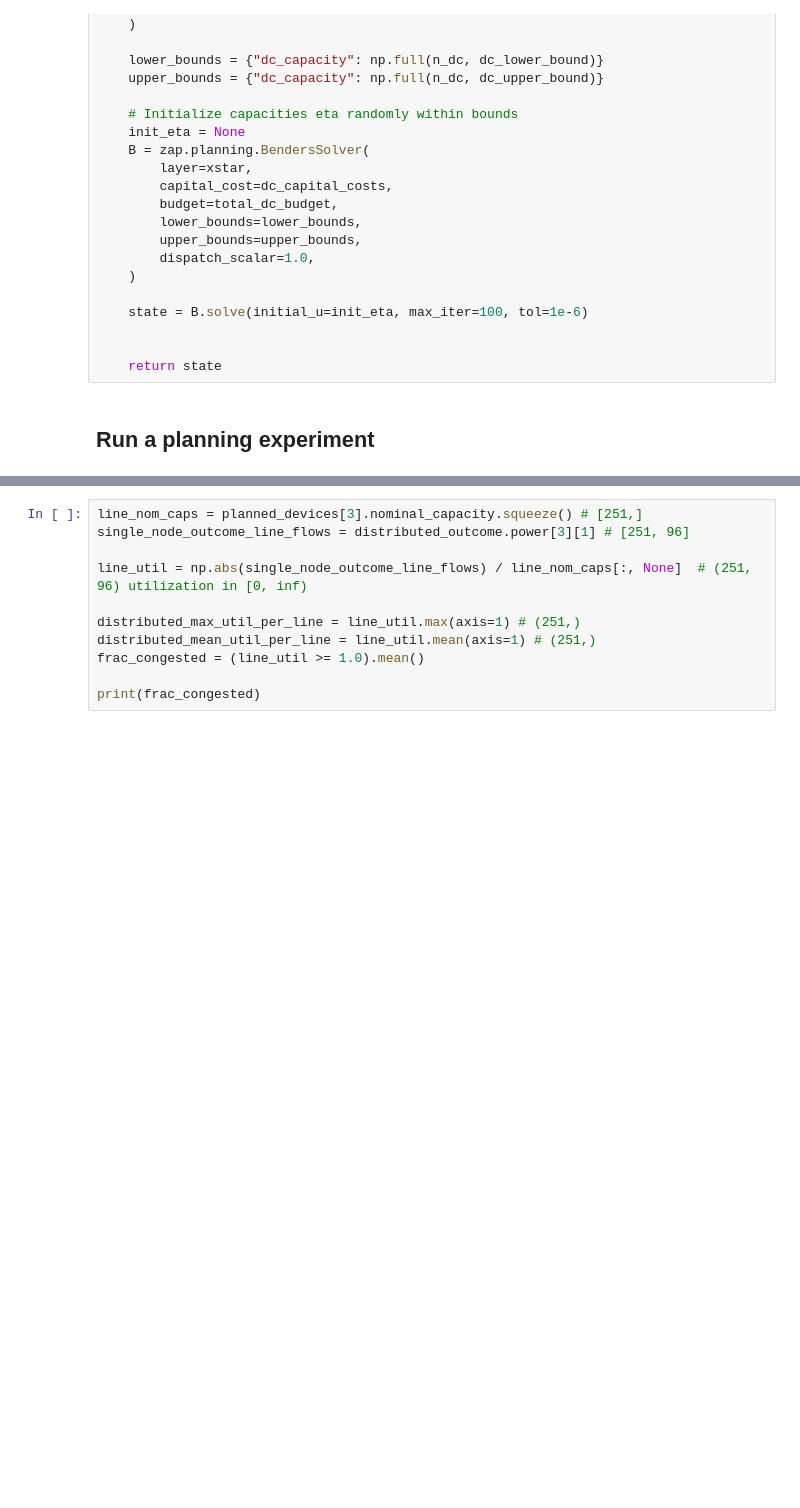
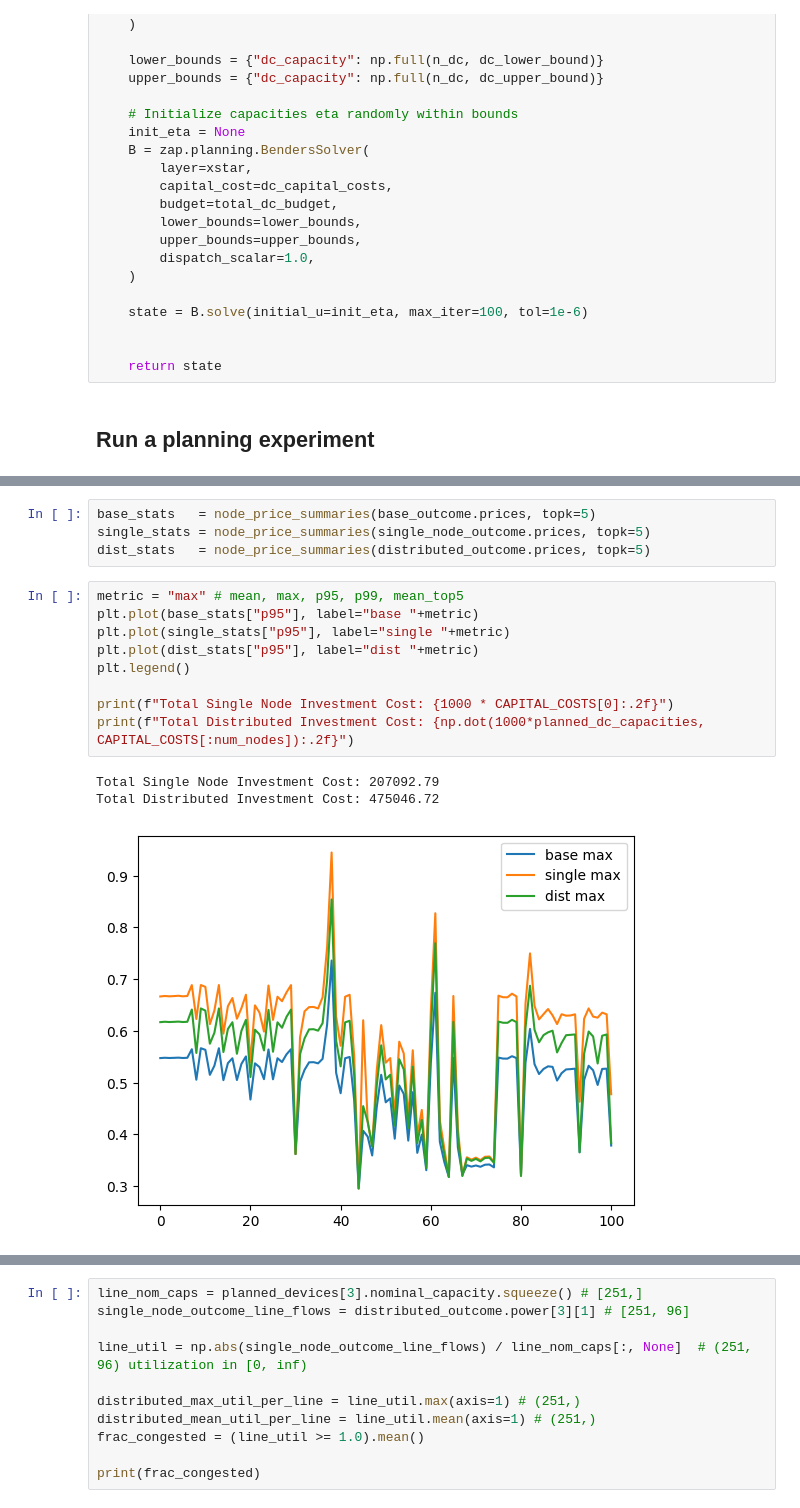
Before and after one commit to llanoajm/zap, a Jupyter notebook: development/lever_exps_dc_only.ipynb, the cells around one changed output, grey strips where cells are left out. Cells and saved outputs as stored; diff of their text form; blank space fills up the shorter version.

```diff
--- a/development/lever_exps_dc_only.ipynb
+++ b/development/lever_exps_dc_only.ipynb
@@ -464,0 +639,17 @@ Dispatch Cost Increased by 31.14%
+# %%
+base_stats   = node_price_summaries(base_outcome.prices, topk=5)
+single_stats = node_price_summaries(single_node_outcome.prices, topk=5)
+dist_stats   = node_price_summaries(distributed_outcome.prices, topk=5)
+# %%
+metric = "max" # mean, max, p95, p99, mean_top5
+plt.plot(base_stats["p95"], label="base "+metric)
+plt.plot(single_stats["p95"], label="single "+metric)
+plt.plot(dist_stats["p95"], label="dist "+metric)
+plt.legend()
+
+print(f"Total Single Node Investment Cost: {1000 * CAPITAL_COSTS[0]:.2f}")
+print(f"Total Distributed Investment Cost: {np.dot(1000*planned_dc_capacities, CAPITAL_COSTS[:num_nodes]):.2f}")
+# %% [output]
+Total Single Node Investment Cost: 207092.79
+Total Distributed Investment Cost: 475046.72
+[figure, added]
```
Also changed, not shown: parts of 32 cells of this notebook, 4 other files.
